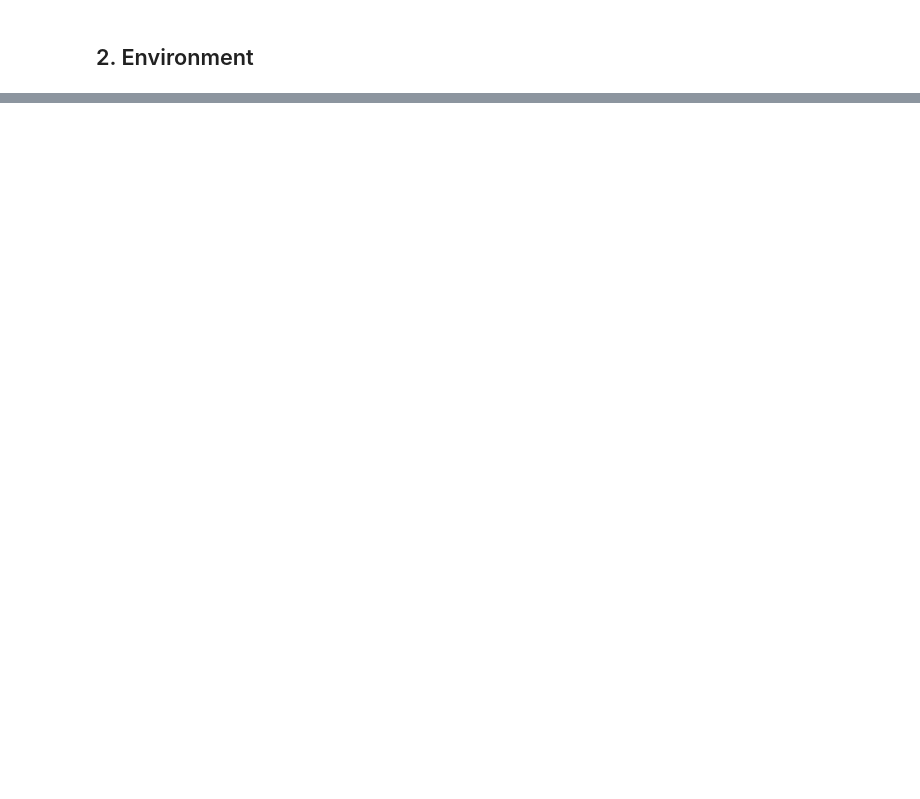
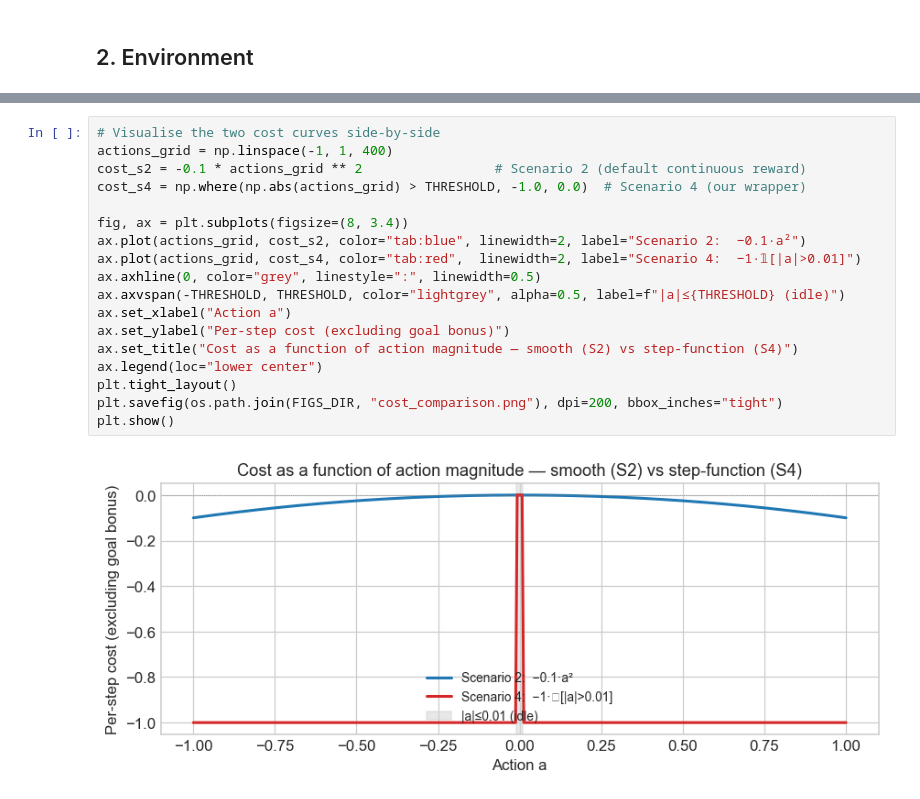
Before and after one commit to Jack-723/MountainCar-RL, a Jupyter notebook: notebooks/scenario_4_continuous_min_steps.ipynb, the cells around one changed output, grey strips where cells are left out. Saved outputs shown, nothing was run; the diff lists cells and outputs as text; blank space fills up the shorter version.

```diff
--- a/notebooks/scenario_4_continuous_min_steps.ipynb
+++ b/notebooks/scenario_4_continuous_min_steps.ipynb
@@ -78,0 +269,20 @@ print(f'Action space:      {env.action_space}')
+# %%
+# Visualise the two cost curves side-by-side
+actions_grid = np.linspace(-1, 1, 400)
+cost_s2 = -0.1 * actions_grid ** 2                 # Scenario 2 (default continuous reward)
+cost_s4 = np.where(np.abs(actions_grid) > THRESHOLD, -1.0, 0.0)  # Scenario 4 (our wrapper)
+
+fig, ax = plt.subplots(figsize=(8, 3.4))
+ax.plot(actions_grid, cost_s2, color="tab:blue", linewidth=2, label="Scenario 2:  −0.1·a²")
+ax.plot(actions_grid, cost_s4, color="tab:red",  linewidth=2, label="Scenario 4:  −1·𝟙[|a|>0.01]")
+ax.axhline(0, color="grey", linestyle=":", linewidth=0.5)
+ax.axvspan(-THRESHOLD, THRESHOLD, color="lightgrey", alpha=0.5, label=f"|a|≤{THRESHOLD} (idle)")
+ax.set_xlabel("Action a")
+ax.set_ylabel("Per-step cost (excluding goal bonus)")
+ax.set_title("Cost as a function of action magnitude — smooth (S2) vs step-function (S4)")
+ax.legend(loc="lower center")
+plt.tight_layout()
+plt.savefig(os.path.join(FIGS_DIR, "cost_comparison.png"), dpi=200, bbox_inches="tight")
+plt.show()
+# %% [output]
+[figure, added]
```
Also changed, not shown: parts of 44 cells of this notebook, 21 other files.
